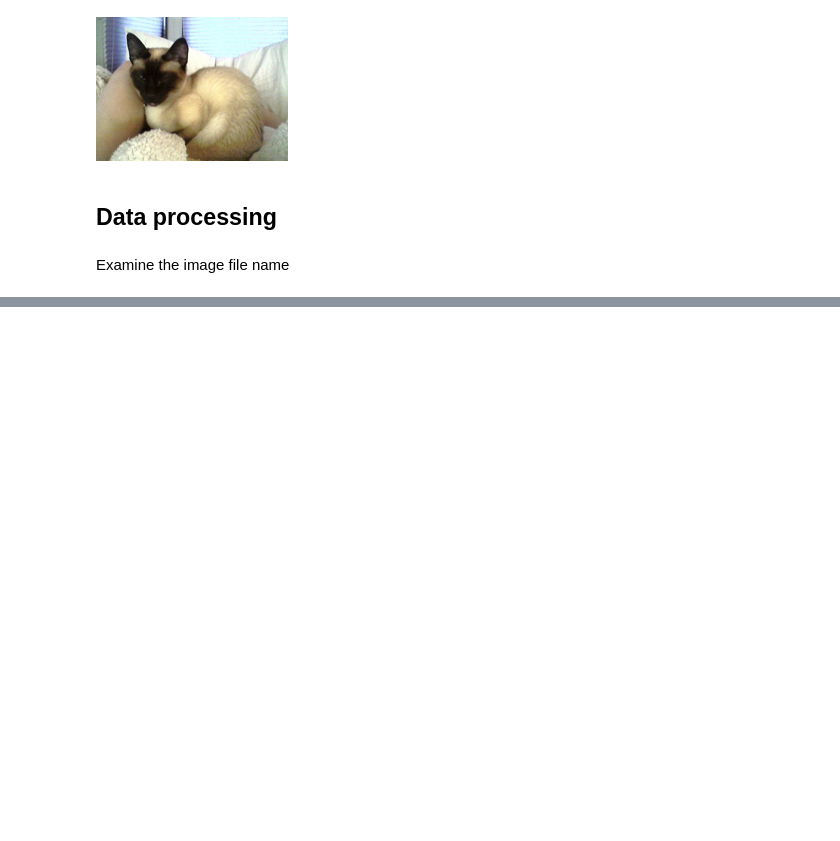
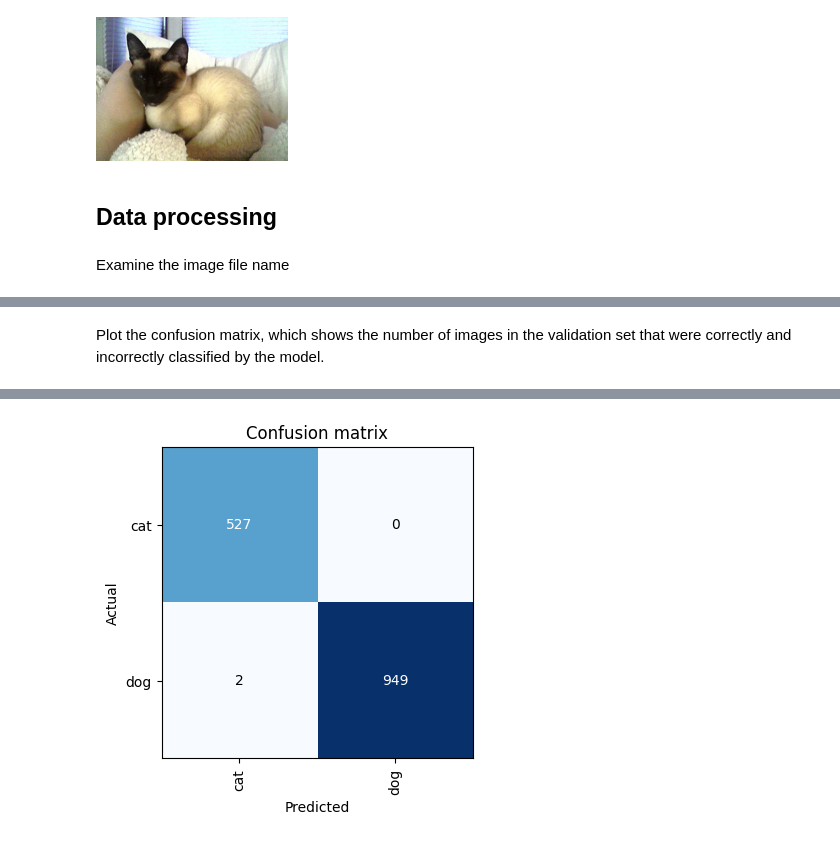
Before and after one commit to TheCong07/data-5100-foundations-of-data-science, a Jupyter notebook: classification/image_classification.ipynb, the cells around one changed output, grey strips where cells are left out. Drawn from its saved outputs; the diff is of its cells as text; code cells hidden in the pictures; blank space fills up the shorter version.

```diff
--- a/classification/image_classification.ipynb
+++ b/classification/image_classification.ipynb
@@ -42,0 +70,2 @@ file_name[:5]
+# %%
+learn = vision_learner(dls, resnet34, metrics=error_rate)
@@ -42,0 +85,2 @@ file_name[:5]
+# %%
+interp = ClassificationInterpretation.from_learner(learn)
@@ -42,0 +89,5 @@ file_name[:5]
+# %% [markdown]
+Plot the confusion matrix, which shows the number of images in the validation set that were correctly and incorrectly classified by the model.
+# %%
+interp.plot_confusion_matrix(figsize=(4,4))
+# %% [output]
@@ -42,0 +95 @@ file_name[:5]
+[figure, added]
```
Also changed, not shown: parts of 31 cells of this notebook.
